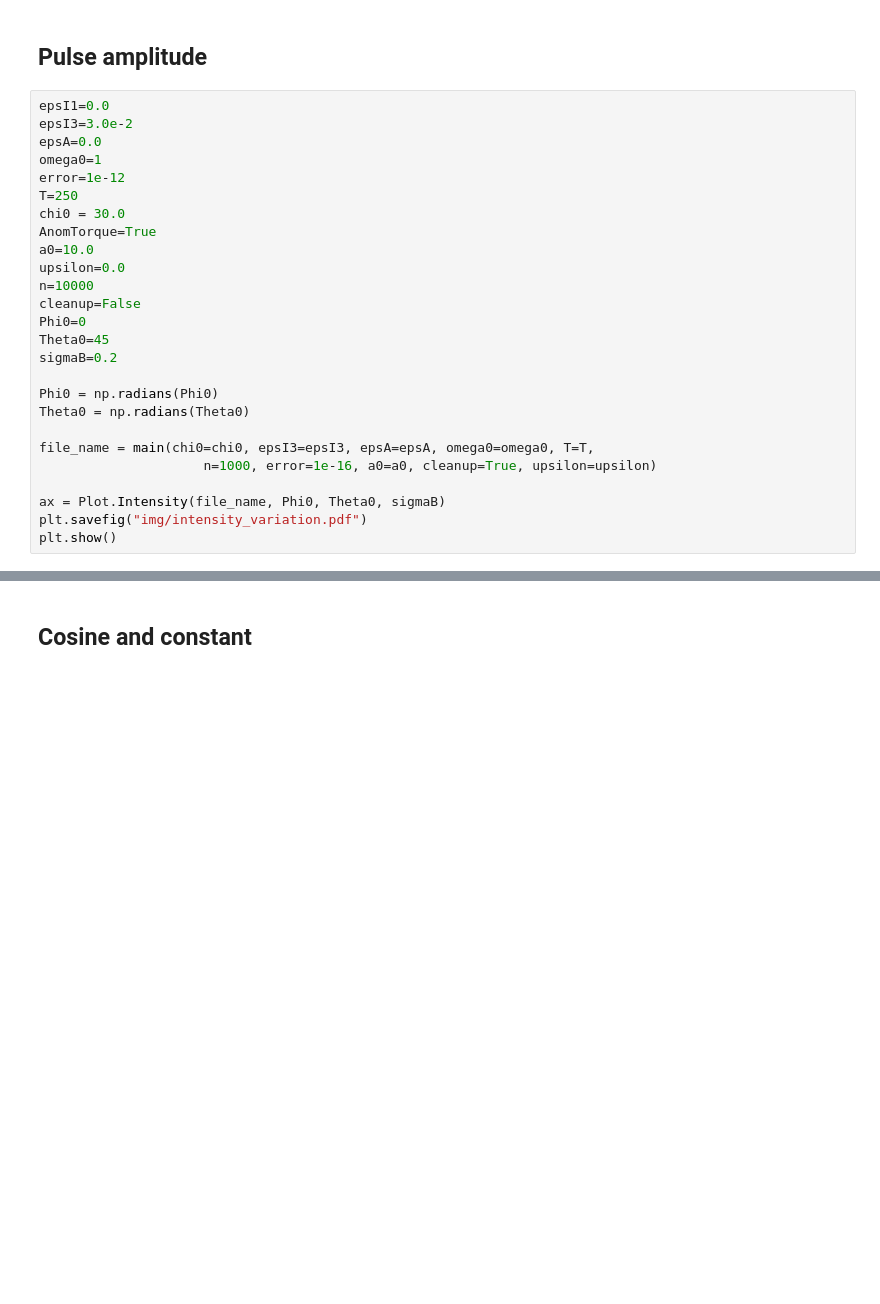
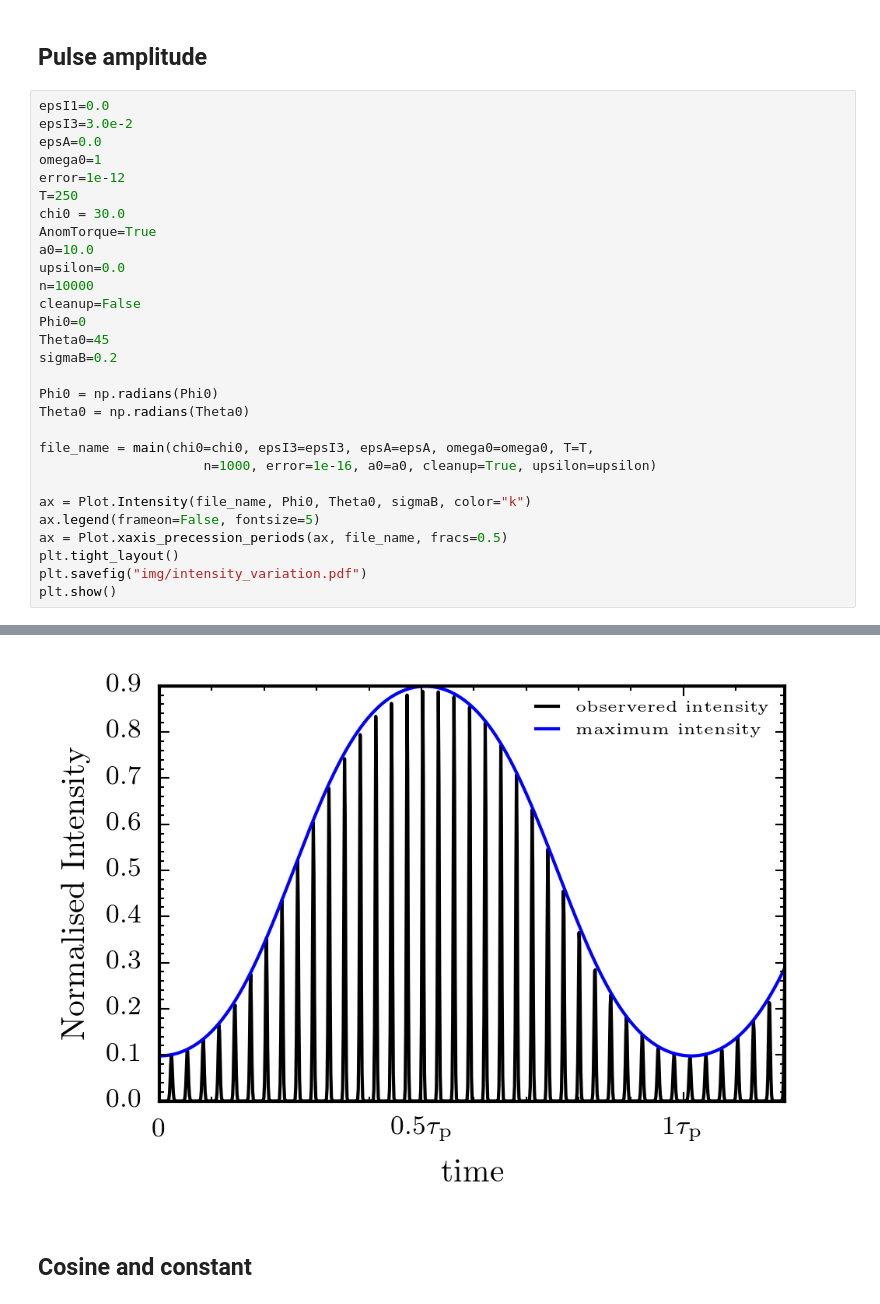
Before and after one commit to GregoryAshton/thesis, a Jupyter notebook: inertial_frame/GeneratePlots-NoTorque.ipynb, the cells around one changed output, grey strips where cells are left out. Drawn from its saved outputs; the diff is of its cells as text; blank space fills up the shorter version.

Commit message:
Final changes to read through of the inertial frame
This should leave the inertial frame chapter almost complete excepting
spelling/grammer issues.

```diff
--- a/inertial_frame/GeneratePlots-NoTorque.ipynb
+++ b/inertial_frame/GeneratePlots-NoTorque.ipynb
@@ -237,6 +239,10 @@ Theta0 = np.radians(Theta0)
 file_name = main(chi0=chi0, epsI3=epsI3, epsA=epsA, omega0=omega0, T=T,
                      n=1000, error=1e-16, a0=a0, cleanup=True, upsilon=upsilon)
 
-ax = Plot.Intensity(file_name, Phi0, Theta0, sigmaB)
+ax = Plot.Intensity(file_name, Phi0, Theta0, sigmaB, color="k")
+ax.legend(frameon=False, fontsize=5)
+ax = Plot.xaxis_precession_periods(ax, file_name, fracs=0.5)
+plt.tight_layout()
 plt.savefig("img/intensity_variation.pdf")
 plt.show()
+# %% [output]
@@ -243,3 +254,4 @@ plt.show()
+[figure, added]
 # %% [markdown]
 ## Cosine and constant
 # %%
```
Also changed, not shown: parts of 5 cells of this notebook, 16 other files.
